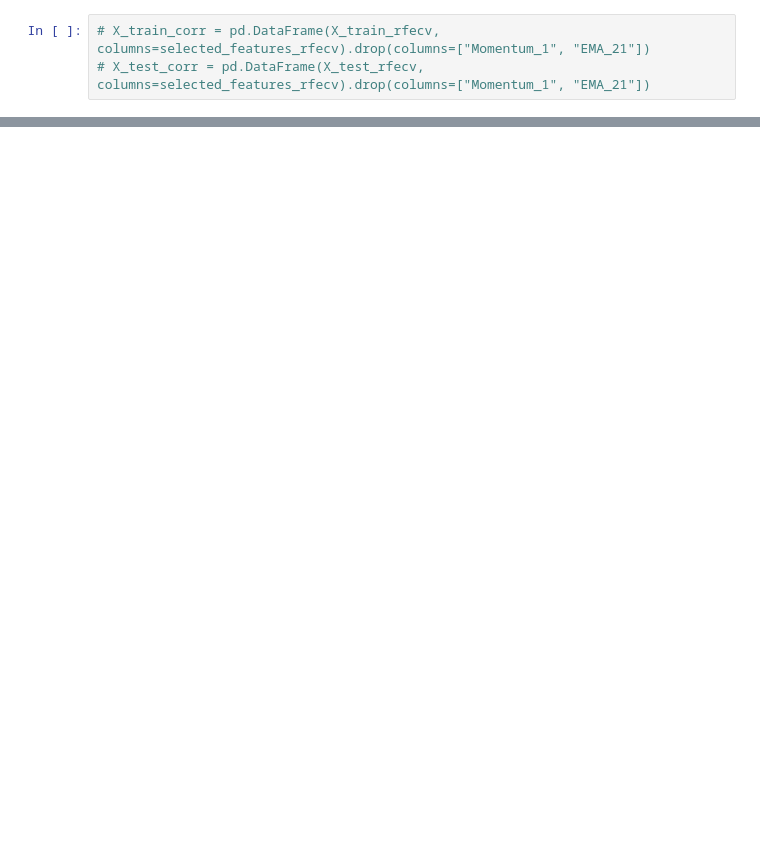
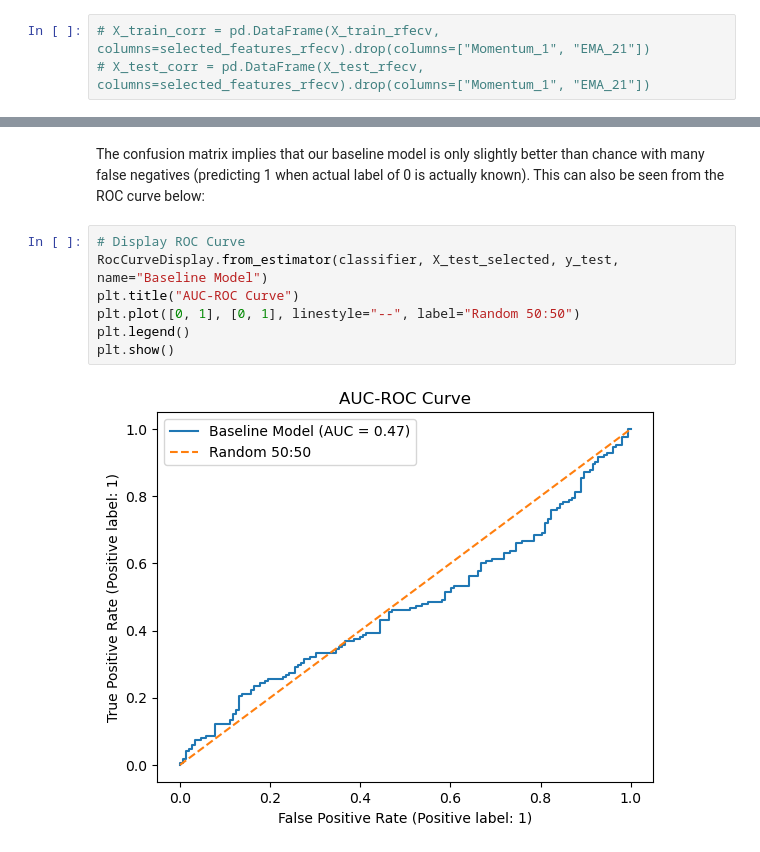
Before and after one commit to heidi123123/cqf, a Jupyter notebook: Exams/3/Exam 3.ipynb, the cells around one changed output, grey strips where cells are left out. Saved outputs shown, nothing was run; the diff lists cells and outputs as text; blank space fills up the shorter version.

```diff
--- a/Exams/3/Exam 3.ipynb
+++ b/Exams/3/Exam 3.ipynb
@@ -523,0 +491,11 @@ KeyError: "None of [Index([  0,   1,   2,   3,   4,   5,   6,   7,   8,   9,\n
+# %% [markdown]
+The confusion matrix implies that our baseline model is only slightly better than chance with many false negatives (predicting 1 when actual label of 0 is actually known). This can also be seen from the ROC curve below:
+# %%
+# Display ROC Curve
+RocCurveDisplay.from_estimator(classifier, X_test_selected, y_test, name="Baseline Model")
+plt.title("AUC-ROC Curve")
+plt.plot([0, 1], [0, 1], linestyle="--", label="Random 50:50")
+plt.legend()
+plt.show()
+# %% [output]
+[figure, added]
```
Also changed, not shown: parts of 49 cells of this notebook, 1 other file.
